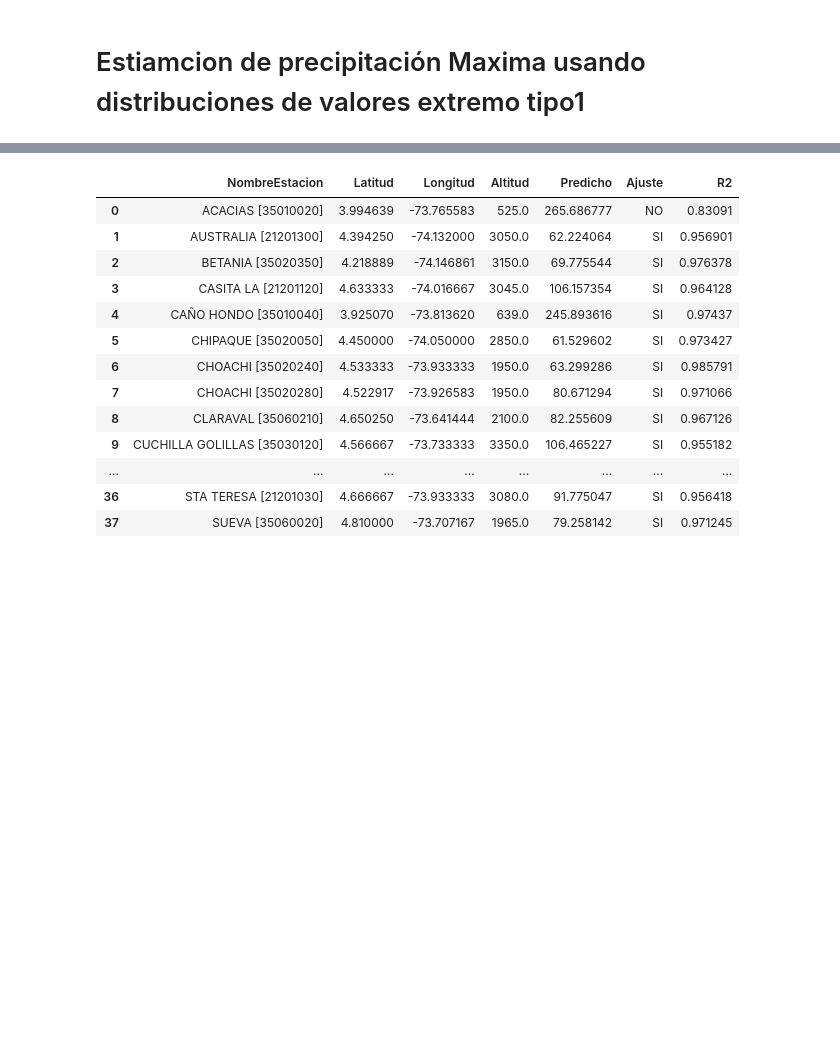
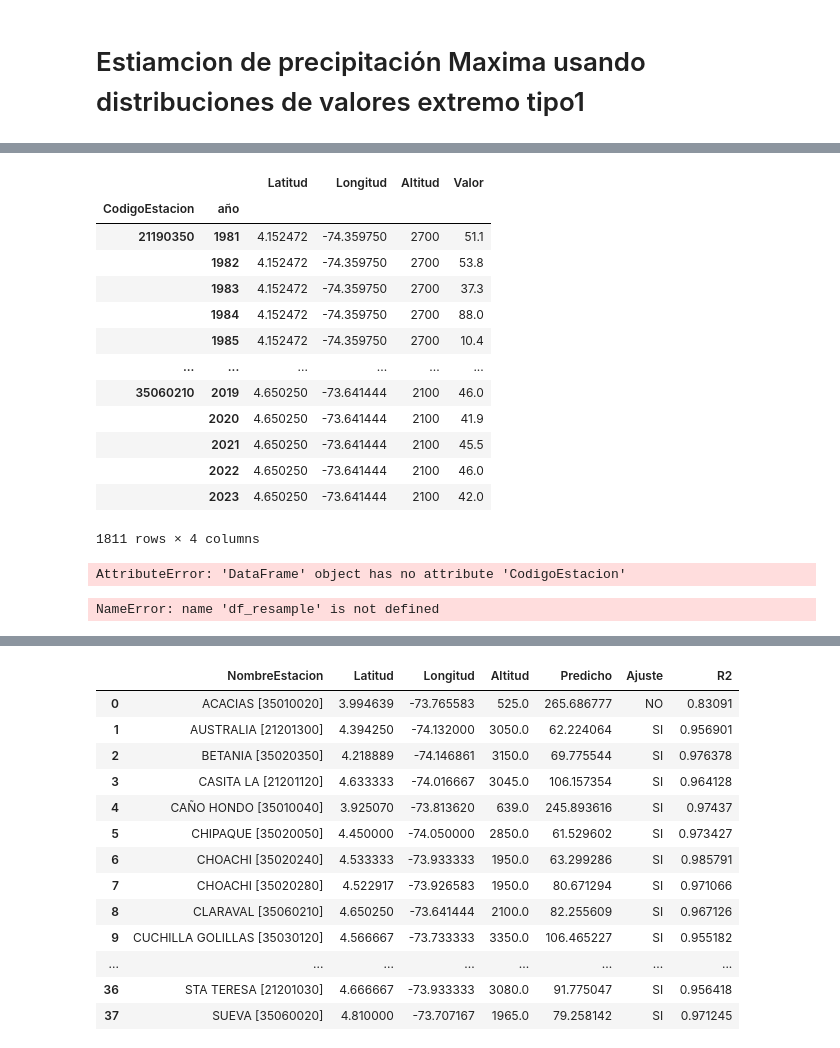
Before and after one commit to EDGAR-BARAHONA/Programacion-Python-Gis, a Jupyter notebook: Python_Geografico/Aálisis de precipitacion.ipynb, the cells around one changed output, grey strips where cells are left out. Cells and saved outputs as stored; diff of their text form; code cells hidden in the pictures; blank space fills up the shorter version.

```diff
--- a/Python_Geografico/Aálisis de precipitacion.ipynb
+++ b/Python_Geografico/Aálisis de precipitacion.ipynb
@@ -33,0 +61,39 @@ df = df[df.año <= 2023]
+# %%
+df_resampled
+# %% [output]
+|  |  | Latitud | Longitud | Altitud | Valor |
+| CodigoEstacion | año |  |  |  |  |
+| 21190350 | 1981 | 4.152472 | -74.359750 | 2700 | 51.1 |
+|  | 1982 | 4.152472 | -74.359750 | 2700 | 53.8 |
+|  | 1983 | 4.152472 | -74.359750 | 2700 | 37.3 |
+|  | 1984 | 4.152472 | -74.359750 | 2700 | 88.0 |
+|  | 1985 | 4.152472 | -74.359750 | 2700 | 10.4 |
+| ... | ... | ... | ... | ... | ... |
+| 35060210 | 2019 | 4.650250 | -73.641444 | 2100 | 46.0 |
+|  | 2020 | 4.650250 | -73.641444 | 2100 | 41.9 |
+|  | 2021 | 4.650250 | -73.641444 | 2100 | 45.5 |
+|  | 2022 | 4.650250 | -73.641444 | 2100 | 46.0 |
+|  | 2023 | 4.650250 | -73.641444 | 2100 | 42.0 |
+1811 rows × 4 columns
+# %%
+dff2= df.copy()
+
+dff2.set_index(['año'], inplace=True)
+dff2.reset_index(level='año', inplace=True)
+
+df_numeric = dff2.select_dtypes(include=['number'])
+df_resampled = df_numeric.groupby(['CodigoEstacion','año']).max()
+sns.lineplot(x=df_resampled.index.get_level_values('año'),
+             y=df_resampled['Valor'], hue= df_resampled.CodigoEstacion)
+
+# Mostrar la gráfica
+plt.xticks(rotation=45)
+plt.title("Precipitacion maxima por año desde 1950 a 2023")
+plt.tight_layout()
+plt.show()
+# %% [output]
+AttributeError: 'DataFrame' object has no attribute 'CodigoEstacion'
+# %%
+x = pd.DataFrame(df_resample)
+# %% [output]
+NameError: name 'df_resample' is not defined
```
Also changed, not shown: parts of 8 cells of this notebook, 11 other files.
